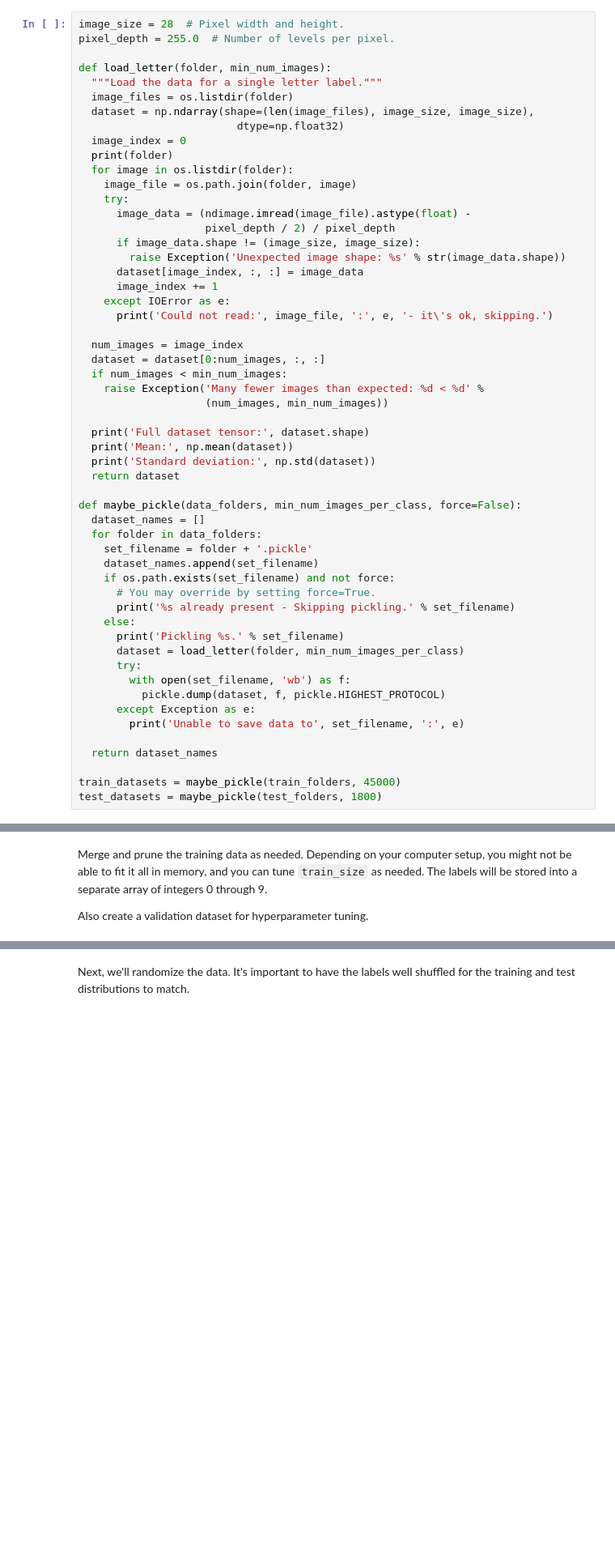
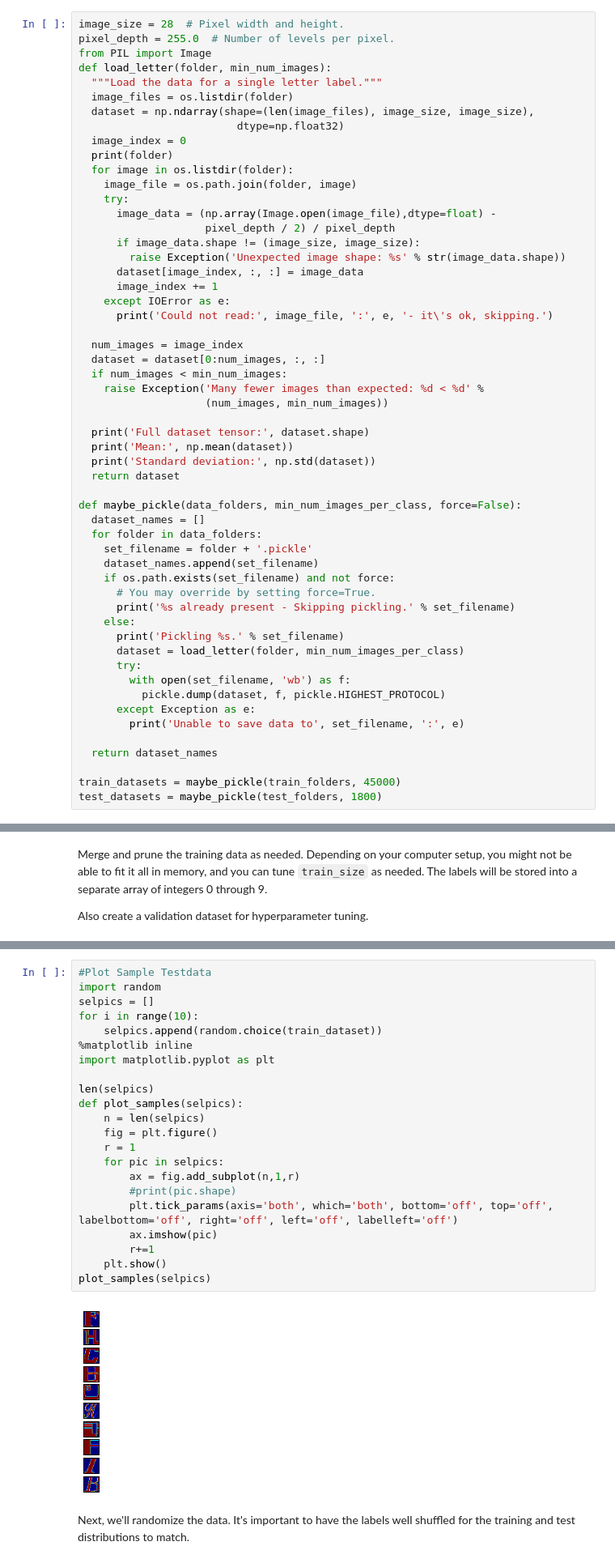
Before and after one commit to mkaiserpm/deeplearn_uc, a Jupyter notebook: 1_notmnist.ipynb, the cells around one changed output, grey strips where cells are left out. Shown at 81% size. Cells and saved outputs as stored; diff of their text form; blank space fills up the shorter version.

```diff
--- a/1_notmnist.ipynb
+++ b/1_notmnist.ipynb
@@ -93,7 +96,7 @@ A few images might not be readable, we'll just skip them.
 # %%
 image_size = 28  # Pixel width and height.
 pixel_depth = 255.0  # Number of levels per pixel.
-
+from PIL import Image
 def load_letter(folder, min_num_images):
   """Load the data for a single letter label."""
   image_files = os.listdir(folder)
@@ -104,7 +107,7 @@ def load_letter(folder, min_num_images):
   for image in os.listdir(folder):
     image_file = os.path.join(folder, image)
     try:
-      image_data = (ndimage.imread(image_file).astype(float) -
+      image_data = (np.array(Image.open(image_file),dtype=float) -
                     pixel_depth / 2) / pixel_depth
       if image_data.shape != (image_size, image_size):
         raise Exception('Unexpected image shape: %s' % str(image_data.shape))
@@ -244,3 +263,27 @@ Testing (10000, 28, 28) (10000,)
+# %%
+#Plot Sample Testdata
+import random
+selpics = []
+for i in range(10):
+    selpics.append(random.choice(train_dataset))
+%matplotlib inline
+import matplotlib.pyplot as plt
+
+len(selpics)
+def plot_samples(selpics):
+    n = len(selpics)
+    fig = plt.figure()
+    r = 1
+    for pic in selpics:
+        ax = fig.add_subplot(n,1,r)
+        #print(pic.shape)
+        plt.tick_params(axis='both', which='both', bottom='off', top='off', labelbottom='off', right='off', left='off', labelleft='off')
+        ax.imshow(pic)
+        r+=1
+    plt.show()
+plot_samples(selpics)
+# %% [output]
+[figure, added]
 # %% [markdown]
 Next, we'll randomize the data. It's important to have the labels well shuffled for the training and test distributions to match.
 # %%
```
Also changed, not shown: parts of 11 cells of this notebook.
